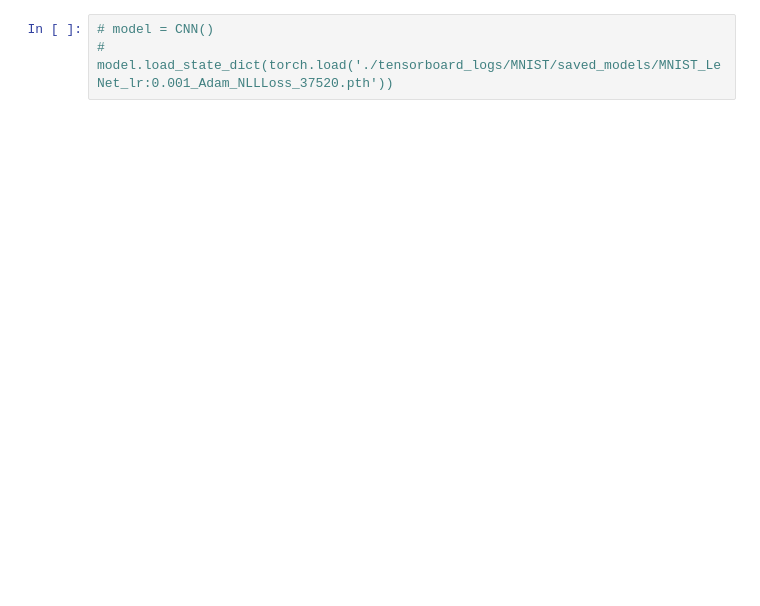
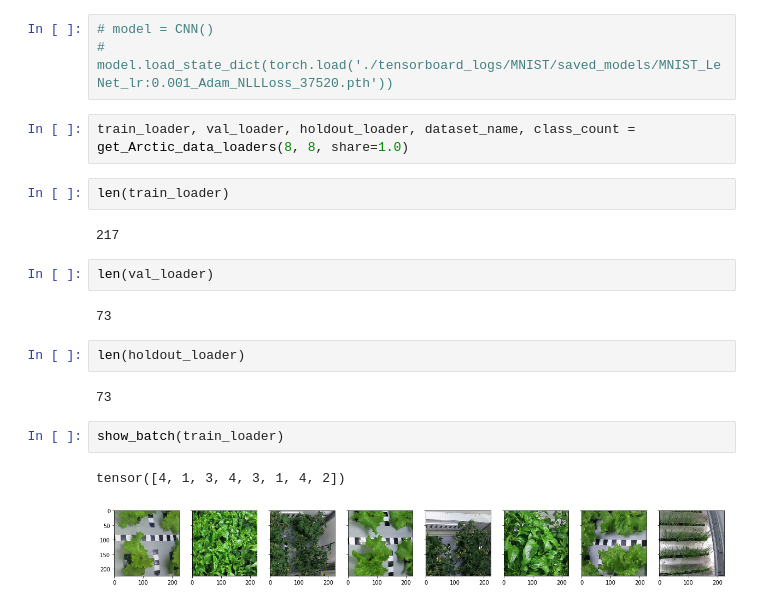
Before and after one commit to NesterukSergey/pytorch-classification-pipeline, a Jupyter notebook: classification_pipeline.ipynb, the cells around one changed output. Cells and saved outputs as stored; diff of their text form; blank space fills up the shorter version.

Commit message:
Add image dataloader and visualization

```diff
--- a/classification_pipeline.ipynb
+++ b/classification_pipeline.ipynb
@@ -154,3 +93,22 @@ tensor([[431,   0,   0,   0,   2,   0,  42,   0,   0,   0],
 # %%
 # model = CNN()
 # model.load_state_dict(torch.load('./tensorboard_logs/MNIST/saved_models/MNIST_LeNet_lr:0.001_Adam_NLLLoss_37520.pth'))
+# %%
+train_loader, val_loader, holdout_loader, dataset_name, class_count = get_Arctic_data_loaders(8, 8, share=1.0)
+# %%
+len(train_loader)
+# %% [output]
+217
+# %%
+len(val_loader)
+# %% [output]
+73
+# %%
+len(holdout_loader)
+# %% [output]
+73
+# %%
+show_batch(train_loader)
+# %% [output]
+tensor([4, 1, 3, 4, 3, 1, 4, 2])
+[figure, added]
```
Also changed, not shown: parts of 6 cells of this notebook, 2 other files.
